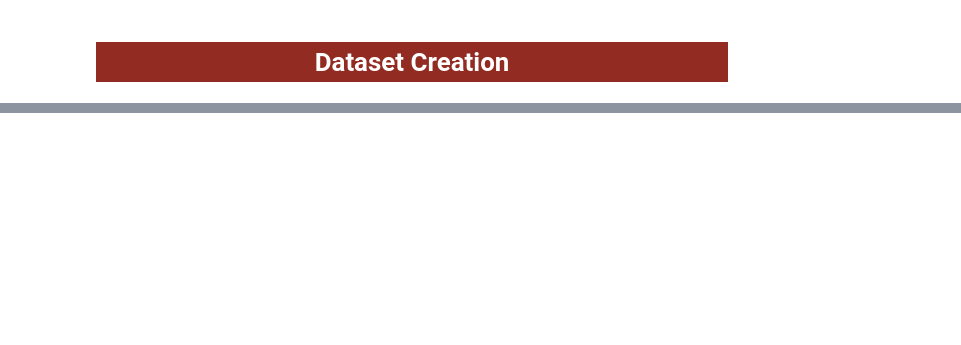
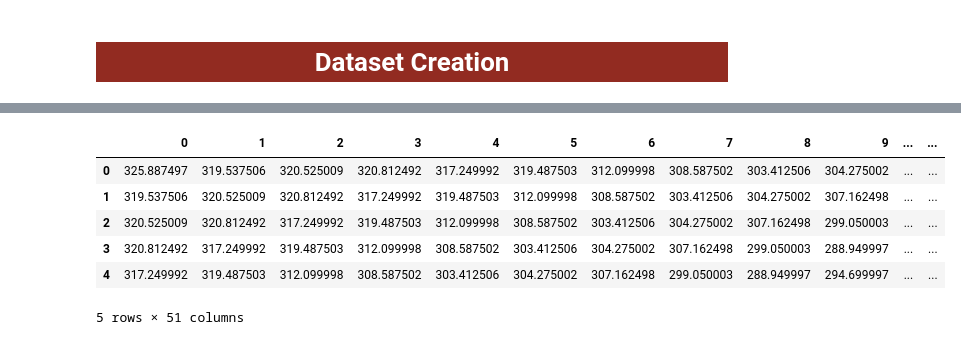
Before and after one commit to piyumaha12/Stock_Prediction, a Jupyter notebook: Program/yfinance_EDA_and_Feature_Engineering.ipynb, the cells around one changed output, grey strips where cells are left out. Cells and saved outputs as stored; diff of their text form; code cells hidden in the pictures; blank space fills up the shorter version.

```diff
--- a/Program/yfinance_EDA_and_Feature_Engineering.ipynb
+++ b/Program/yfinance_EDA_and_Feature_Engineering.ipynb
@@ -334,4 +350,4 @@ def Time_series_dataset(data_column, time_steps):
     df['Target'] = target
     return df
 # %%
-a =Time_series_dataset(tatamotors_1year.Mean, 50)
+mean_value_dataset = Time_series_dataset(tatamotors_1year.Mean, 50)
@@ -353,0 +354,10 @@ a
+# %%
+mean_value_dataset.head(5)
+# %% [output]
+|  | 0 | 1 | 2 | 3 | 4 | 5 | 6 | 7 | 8 | 9 | ... | ... |
+| 0 | 325.887497 | 319.537506 | 320.525009 | 320.812492 | 317.249992 | 319.487503 | 312.099998 | 308.587502 | 303.412506 | 304.275002 | ... | ... |
+| 1 | 319.537506 | 320.525009 | 320.812492 | 317.249992 | 319.487503 | 312.099998 | 308.587502 | 303.412506 | 304.275002 | 307.162498 | ... | ... |
+| 2 | 320.525009 | 320.812492 | 317.249992 | 319.487503 | 312.099998 | 308.587502 | 303.412506 | 304.275002 | 307.162498 | 299.050003 | ... | ... |
+| 3 | 320.812492 | 317.249992 | 319.487503 | 312.099998 | 308.587502 | 303.412506 | 304.275002 | 307.162498 | 299.050003 | 288.949997 | ... | ... |
+| 4 | 317.249992 | 319.487503 | 312.099998 | 308.587502 | 303.412506 | 304.275002 | 307.162498 | 299.050003 | 288.949997 | 294.699997 | ... | ... |
+5 rows × 51 columns
```
Also changed, not shown: parts of 13 cells of this notebook.
